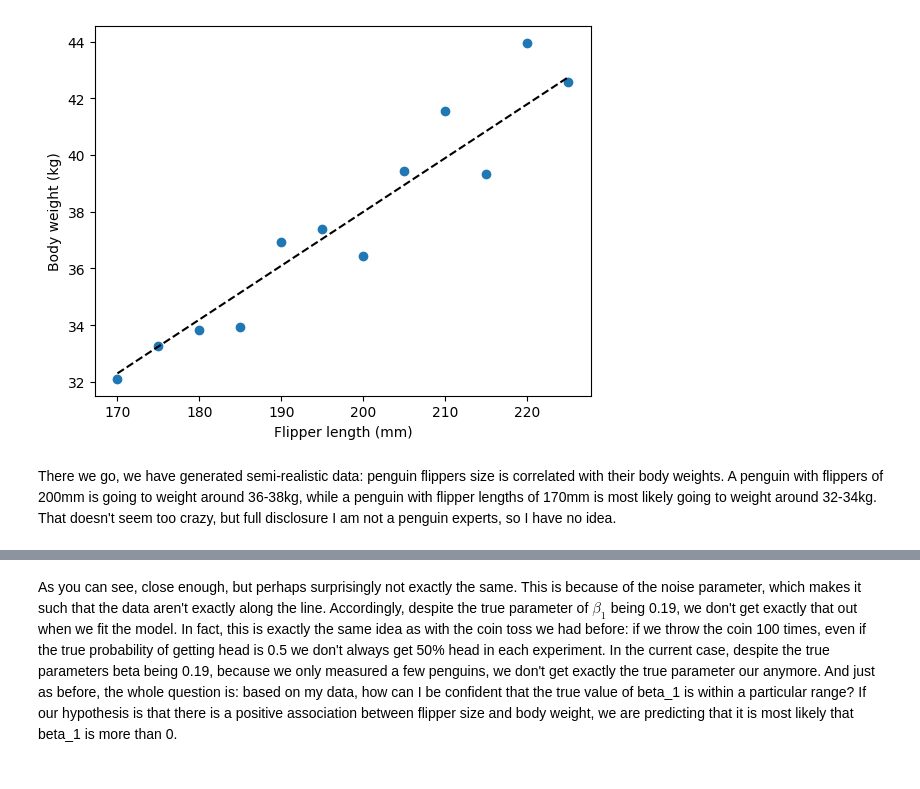
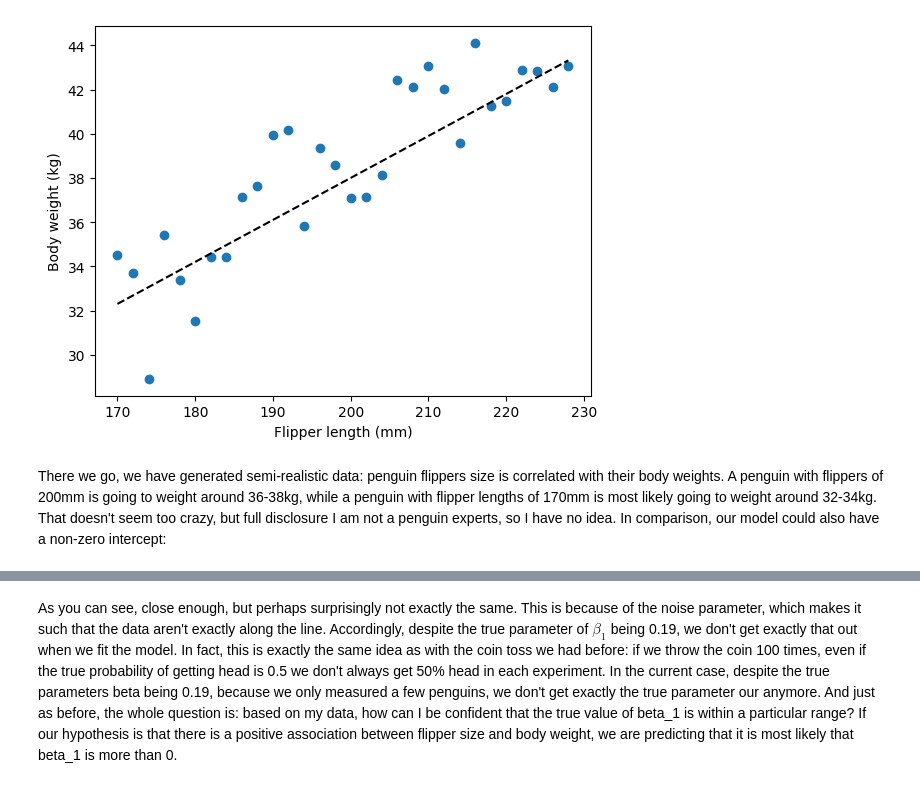
Before and after one commit to AlexLepauvre/variation_laplace_for_dummies, a Jupyter notebook: VariationalLaplaceForDummies/LinearRegression.ipynb, the cells around one changed output, grey strips where cells are left out. Cells and saved outputs as stored; diff of their text form; code cells hidden in the pictures.

```diff
--- a/VariationalLaplaceForDummies/LinearRegression.ipynb
+++ b/VariationalLaplaceForDummies/LinearRegression.ipynb
@@ -30,30 +30,30 @@ Let's suppose that there is a positive correlation between the flipper length an
 # %%
 import numpy as np
 import matplotlib.pyplot as plt
 
 def linear_mdl(x, beta_0, beta_1, error_mu, error_sigma):
     y = beta_0 + beta_1 * x + np.random.normal(error_mu, error_sigma, size=x.shape[0])
     return y
 
 # Define the parameters for our simulation:
-flipper_length_mm = np.arange(170, 230, 5)  # Let's say we collected the flipper length of penguins and that these are between 170 and 230mm
+flipper_length_mm = np.arange(170, 230, 2)  # Let's say we collected the flipper length of penguins and that these are between 170 and 230mm
 beta_0 = 0  # Intercept
 beta_1 = 0.19  # Regression coefficient between flipper length and body weight
 error_mu = 0  # Mean error term
-error_sigma = 1  # Error term spread
+error_sigma = 2  # Error term spread
 
 # Simulate the data:
 y = linear_mdl(flipper_length_mm, beta_0, beta_1, error_mu, error_sigma)
 
 # Plot the data:
 fig, ax = plt.subplots()
 ax.scatter(flipper_length_mm, y)  # Plot the simulated data
 ax.plot(flipper_length_mm, beta_0 + beta_1 * flipper_length_mm, color='k', linestyle='--', label='Regression line')  # Plot the regression line
 ax.set_xlabel('Flipper length (mm)')
 ax.set_ylabel('Body weight (kg)')
 plt.show()
 plt.close()
 # %% [output]
-[figure, old version]
+[figure, new version]
 # %% [markdown]
-There we go, we have generated semi-realistic data: penguin flippers size is correlated with their body weights. A penguin with flippers of 200mm is going to weight around 36-38kg, while a penguin with flipper lengths of 170mm is most likely going to weight around 32-34kg. That doesn't seem too crazy, but full disclosure I am not a penguin experts, so I have no idea.
+There we go, we have generated semi-realistic data: penguin flippers size is correlated with their body weights. A penguin with flippers of 200mm is going to weight around 36-38kg, while a penguin with flipper lengths of 170mm is most likely going to weight around 32-34kg. That doesn't seem too crazy, but full disclosure I am not a penguin experts, so I have no idea. In comparison, our model could also have a non-zero intercept:
```
Also changed, not shown: parts of 27 cells of this notebook.
